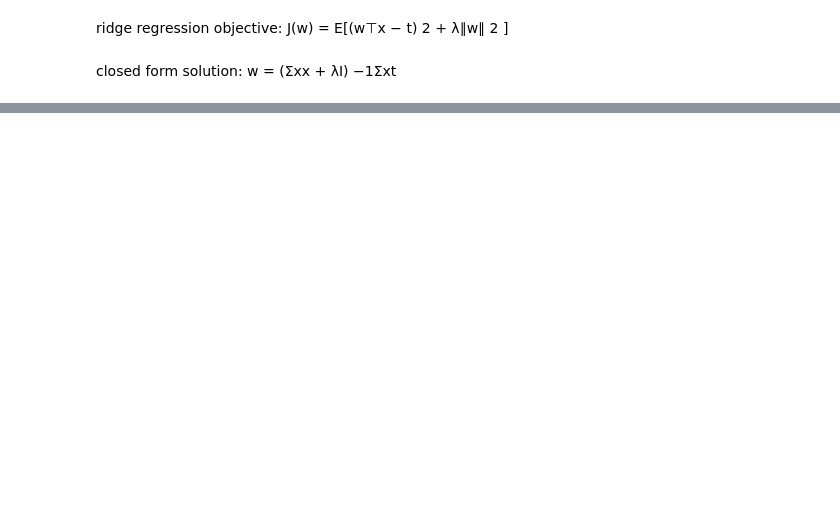
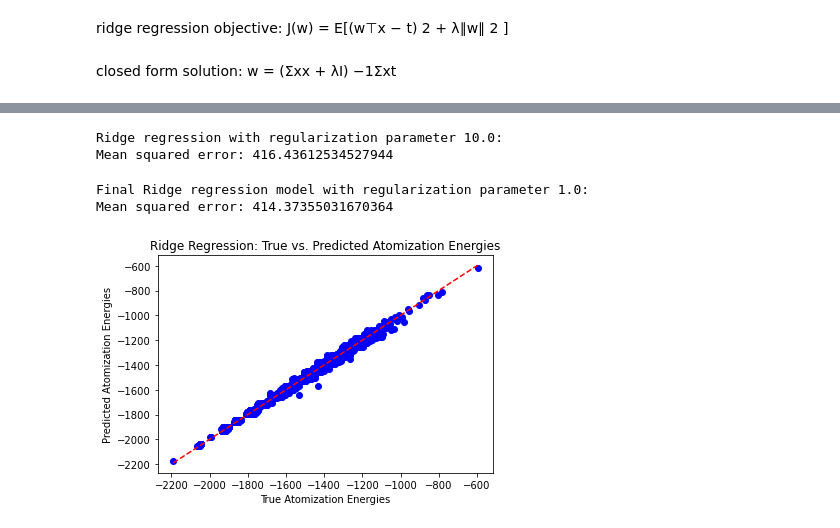
Before and after one commit to saraw108/MLFDS, a Jupyter notebook: Project_2.ipynb, the cells around one changed output, grey strips where cells are left out. Cells and saved outputs as stored; diff of their text form; code cells hidden in the pictures; blank space fills up the shorter version.

```diff
--- a/Project_2.ipynb
+++ b/Project_2.ipynb
@@ -192,0 +279,53 @@ wXY
+# %%
+# Generate the feature matrix X and target values y
+X = np.array([molecule_representation(i) for i in range(num_molecules)])
+y = data['T'].flatten()
+# %%
+#Split the data into training and test sets
+X_train, X_test, y_train, y_test = train_test_split(X, y, test_size=0.2, random_state=42)
+# %%
+#Ridge regression with different regularization parameters
+reg_params = [0.1, 1.0, 10.0]
+for reg_param in reg_params:
+# Create a Ridge regression model
+    ridge_model = Ridge(alpha=reg_param)
+# Fit the model to the training data
+ridge_model.fit(X_train, y_train)
+
+# Predict the atomization energies for the test data
+y_pred = ridge_model.predict(X_test)
+
+# Calculate the mean squared error
+mse = mean_squared_error(y_test, y_pred)
+print(f"Ridge regression with regularization parameter {reg_param}:")
+print(f"Mean squared error: {mse}")
+# %% [output]
+Ridge regression with regularization parameter 10.0:
+Mean squared error: 416.43612534527944
+# %%
+#Choose the best regularization parameter based on the lowest mean squared error
+#Final Ridge regression model with the best regularization parameter
+best_reg_param = 1.0
+ridge_model = Ridge(alpha=best_reg_param)
+ridge_model.fit(X_train, y_train)
+
+#Predict the atomization energies for the test data
+y_pred = ridge_model.predict(X_test)
+
+#Calculate the mean squared error
+mse = mean_squared_error(y_test, y_pred)
+print(f"Final Ridge regression model with regularization parameter {best_reg_param}:")
+print(f"Mean squared error: {mse}")
+# %% [output]
+Final Ridge regression model with regularization parameter 1.0:
+Mean squared error: 414.37355031670364
+# %%
+#Visualize the predicted atomization energies vs. true atomization energies
+plt.scatter(y_test, y_pred, c='blue')
+plt.plot([min(y_test), max(y_test)], [min(y_test), max(y_test)], c='red', linestyle='--')
+plt.xlabel('True Atomization Energies')
+plt.ylabel('Predicted Atomization Energies')
+plt.title('Ridge Regression: True vs. Predicted Atomization Energies')
+plt.show()
+# %% [output]
+[figure, added]
```
Also changed, not shown: parts of 8 cells of this notebook.
